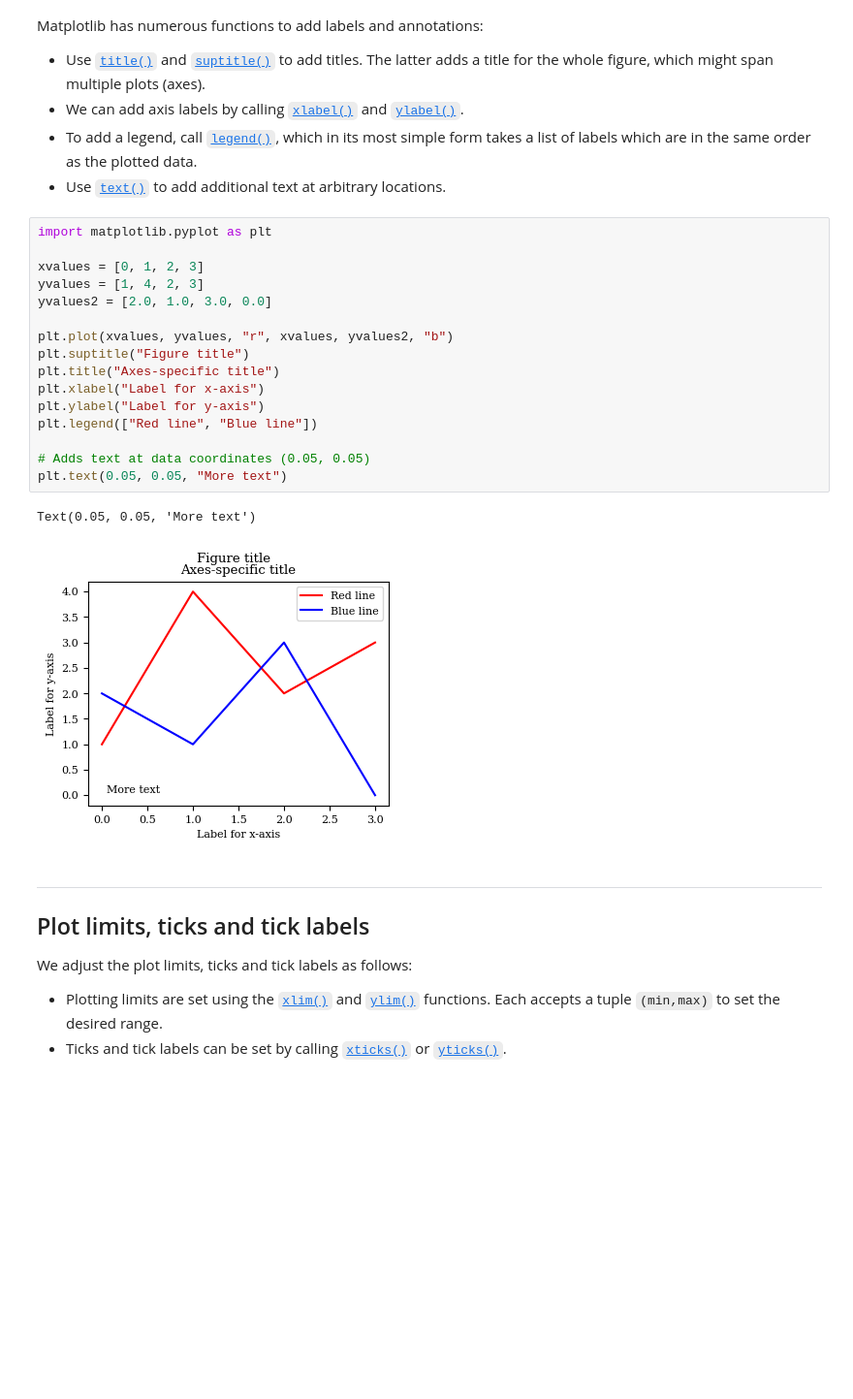
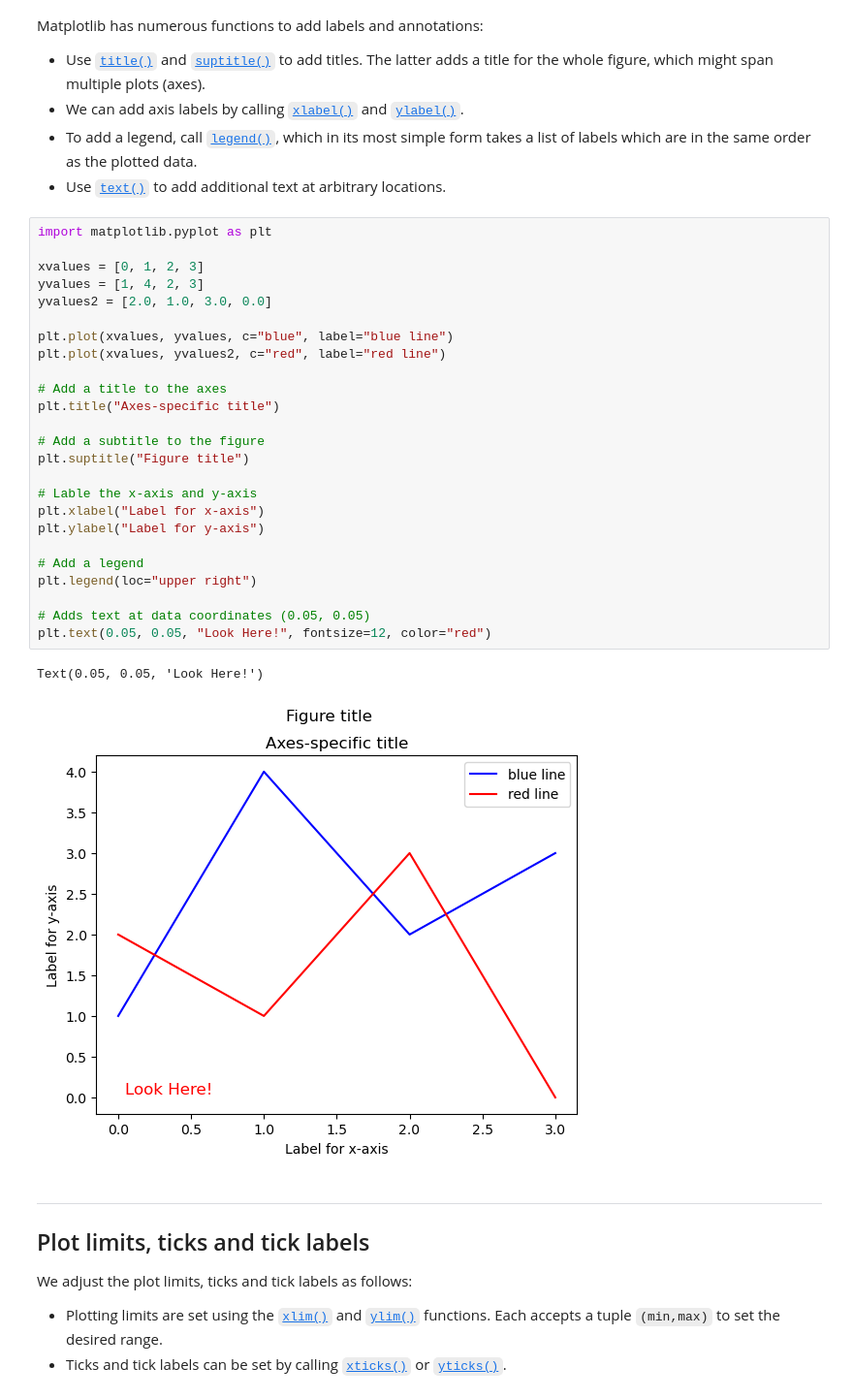
Before and after one commit to BeatFlip/FIE463-V25, a Jupyter notebook: lectures/lecture04/lecture04 FLA.ipynb, the cells around one changed output. Shown at 97% size. Saved outputs shown, nothing was run; the diff lists cells and outputs as text; blank space fills up the shorter version.

```diff
--- a/lectures/lecture04/lecture04 FLA.ipynb
+++ b/lectures/lecture04/lecture04 FLA.ipynb
@@ -575,22 +712,31 @@ Matplotlib has numerous functions to add labels and annotations:
 # %%
 import matplotlib.pyplot as plt
 
 xvalues = [0, 1, 2, 3]
 yvalues = [1, 4, 2, 3]
 yvalues2 = [2.0, 1.0, 3.0, 0.0]
 
-plt.plot(xvalues, yvalues, "r", xvalues, yvalues2, "b")
+plt.plot(xvalues, yvalues, c="blue", label="blue line")
+plt.plot(xvalues, yvalues2, c="red", label="red line")
+
+# Add a title to the axes
+plt.title("Axes-specific title")
+
+# Add a subtitle to the figure
 plt.suptitle("Figure title")
-plt.title("Axes-specific title")
+
+# Lable the x-axis and y-axis
 plt.xlabel("Label for x-axis")
 plt.ylabel("Label for y-axis")
-plt.legend(["Red line", "Blue line"])
+
+# Add a legend
+plt.legend(loc="upper right")
 
 # Adds text at data coordinates (0.05, 0.05)
-plt.text(0.05, 0.05, "More text")
+plt.text(0.05, 0.05, "Look Here!", fontsize=12, color="red")
 # %% [output]
-Text(0.05, 0.05, 'More text')
+Text(0.05, 0.05, 'Look Here!')
-[figure, old version]
+[figure, new version]
 # %% [markdown]
 ---
 
```
Also changed, not shown: parts of 35 cells of this notebook, 2 other files.
